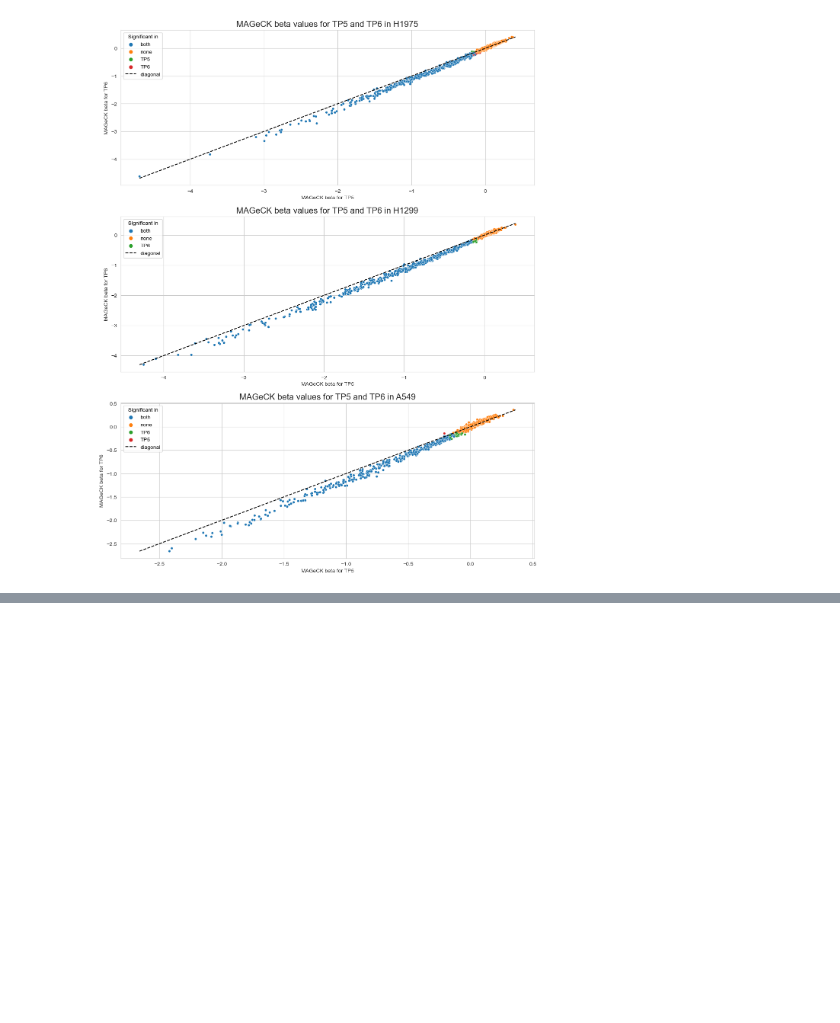
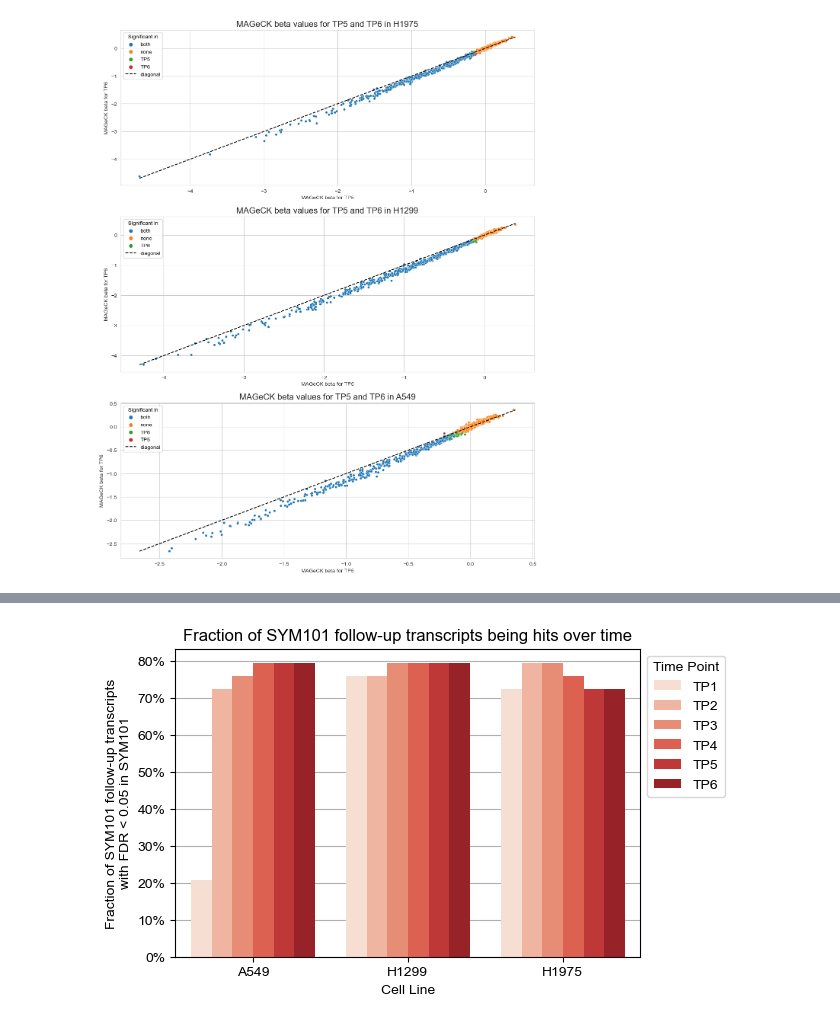
Before and after one commit to stefanpeidli/SYM101, a Jupyter notebook: notebooks/pooled_screen_1_mageck_advanced.ipynb, the cells around one changed output, grey strips where cells are left out. Cells and saved outputs as stored; diff of their text form; code cells hidden in the pictures; blank space fills up the shorter version.

```diff
--- a/notebooks/pooled_screen_1_mageck_advanced.ipynb
+++ b/notebooks/pooled_screen_1_mageck_advanced.ipynb
@@ -365,0 +433,18 @@ pl.show()
+# %%
+dat = hit_tab.sum(0).reset_index()
+dat[0] = dat[0] / len(follow_up_transcripts)
+dat['time_point_int'] = dat['level_1'].map({'TP1': 1, 'TP2': 2, 'TP3': 3, 'TP4': 4, 'TP5': 5, 'TP6': 6})
+fig, ax = pl.subplots(figsize=(6,4))
+sns.barplot(data=dat, x='cell_line', y=0, hue='level_1', palette='Reds', ax=ax)
+sns.move_legend(ax, "upper left", bbox_to_anchor=(1,1), title='Time Point')
+# y axis to percentage
+from matplotlib.ticker import PercentFormatter
+ax.yaxis.set_major_formatter(PercentFormatter(1))
+ax.set_ylabel('Fraction of SYM101 follow-up transcripts\nwith FDR < 0.05 in SYM101')
+ax.set_axisbelow(True)
+ax.grid(axis='y')
+ax.set_title('Fraction of SYM101 follow-up transcripts being hits over time')
+ax.set_xlabel('Cell Line')
+pl.show()
+# %% [output]
+[figure, added]
```
Also changed, not shown: parts of 7 cells of this notebook, 2 other files.
